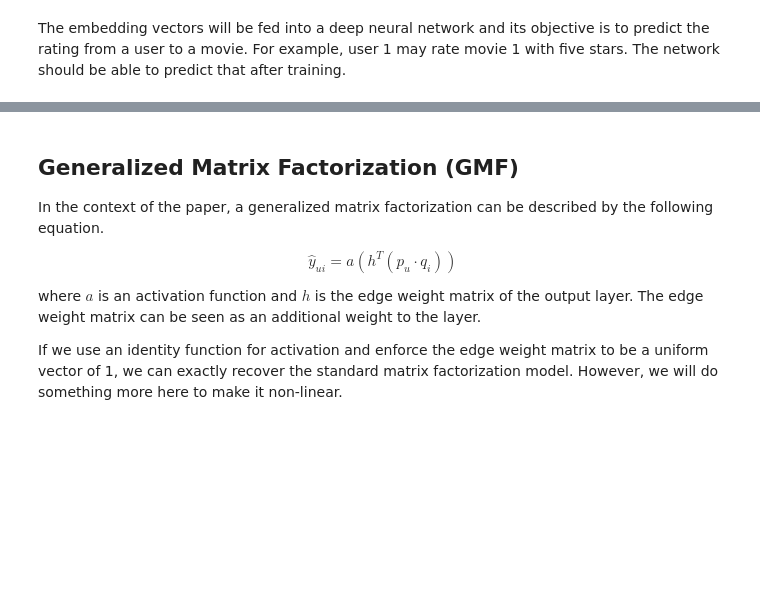
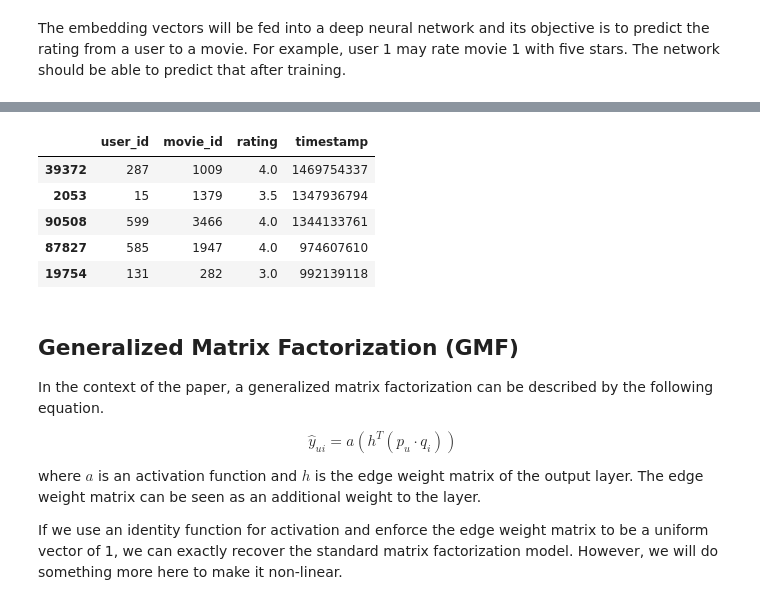
Before and after one commit to calvinfeng/machine-learning-notebook, a Jupyter notebook: recommender/notebooks/neural_collaborative_filtering.ipynb, the cells around one changed output, grey strips where cells are left out. Cells and saved outputs as stored; diff of their text form; code cells hidden in the pictures; blank space fills up the shorter version.

```diff
--- a/recommender/notebooks/neural_collaborative_filtering.ipynb
+++ b/recommender/notebooks/neural_collaborative_filtering.ipynb
@@ -37,3 +78,12 @@ The embedding vectors will be fed into a deep neural network and its objective i
+# %%
+test.head()
+# %% [output]
+|  | user_id | movie_id | rating | timestamp |
+| 39372 | 287 | 1009 | 4.0 | 1469754337 |
+| 2053 | 15 | 1379 | 3.5 | 1347936794 |
+| 90508 | 599 | 3466 | 4.0 | 1344133761 |
+| 87827 | 585 | 1947 | 4.0 | 974607610 |
+| 19754 | 131 | 282 | 3.0 | 992139118 |
 # %% [markdown]
 ## Generalized Matrix Factorization (GMF)
 
```
Also changed, not shown: parts of 11 cells of this notebook.
